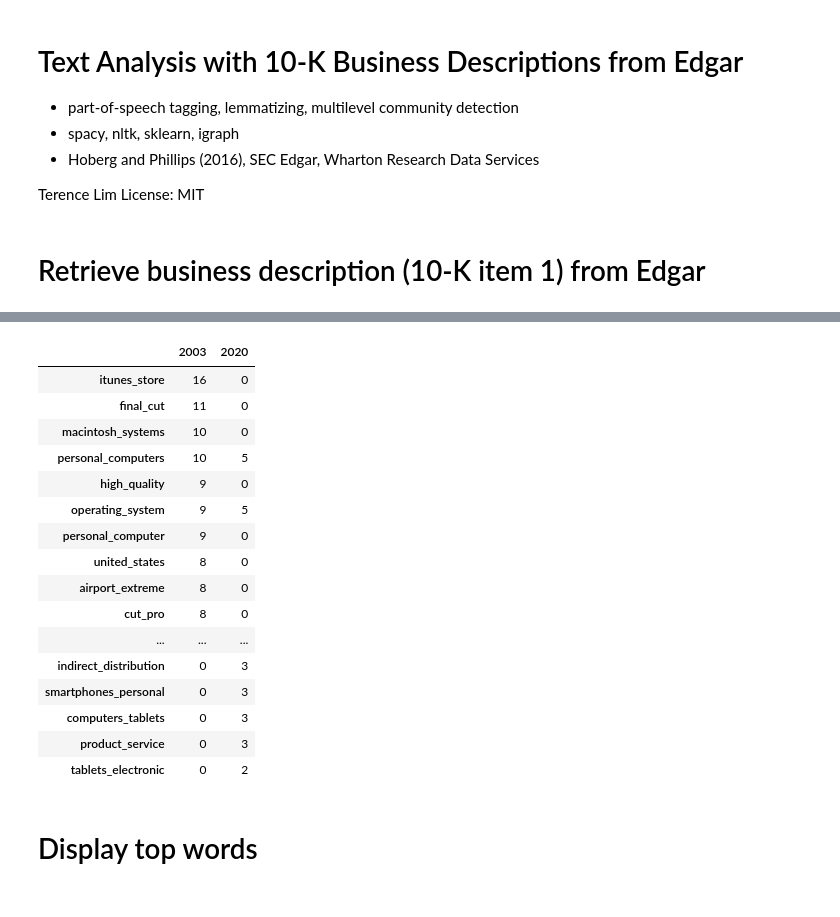
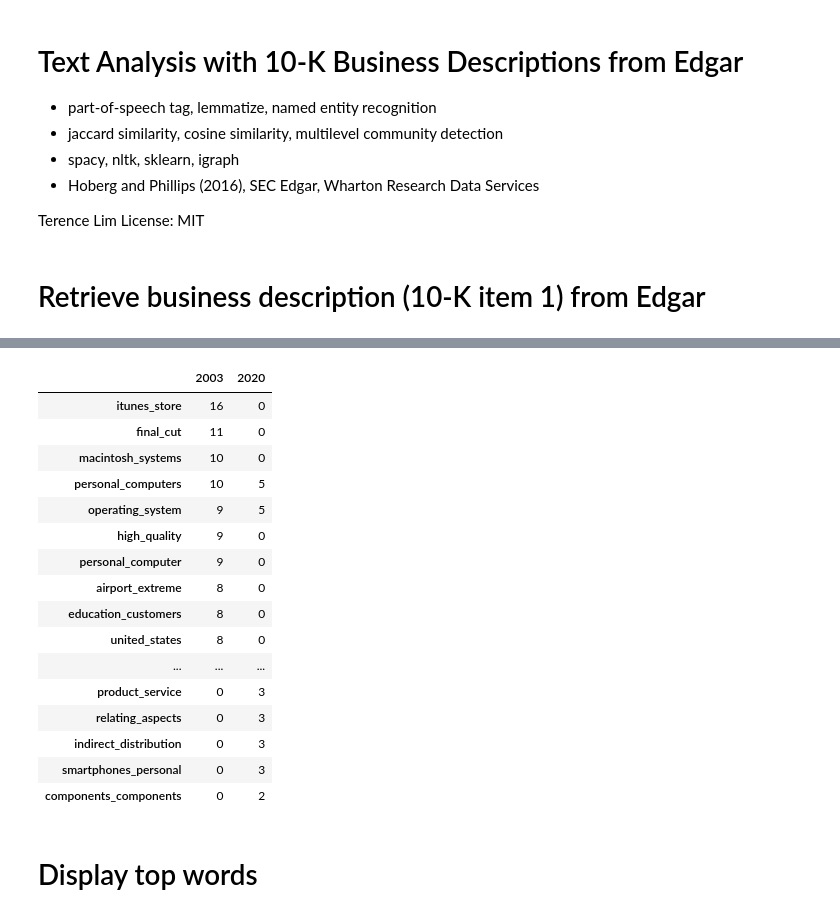
Before and after one commit to terence-lim/data-science-notebooks, a Jupyter notebook: business_description.ipynb, the cells around one changed output, grey strips where cells are left out. Drawn from its saved outputs; the diff is of its cells as text; code cells hidden in the pictures.

```diff
--- a/business_description.ipynb
+++ b/business_description.ipynb
@@ -1,6 +1,7 @@
 # %% [markdown]
 # Text Analysis with 10-K Business Descriptions from Edgar
-- part-of-speech tagging, lemmatizing, multilevel community detection
+- part-of-speech tag, lemmatize, named entity recognition
+- jaccard similarity, cosine similarity, multilevel community detection
 - spacy, nltk, sklearn, igraph
 - Hoberg and Phillips (2016), SEC Edgar, Wharton Research Data Services
 
@@ -57,10 +58,10 @@ for year in [2003, 2020]:
     r = files[files['cik'].eq(cik) & files['form'].isin(Edgar.forms_['10-K'])]
     htmls = Edgar.extract_filenames(Edgar.fetch_detail(r.iloc[0]['pathname']))
     filing = Edgar.fetch_filing(Edgar.from_path(r.iloc[0]['pathname'],htmls[0]))
-    text = Edgar.extract_item(filing, 'bus10K')
+    doc = Edgar.extract_item(filing, 'bus10K')
     print(ticker, year, 'business description:')
-    print(text[:500])
-    words = text.lower()
+    print(doc[:500])
+    words = doc.lower()
     tokenizer = RegexpTokenizer(r"\b[^\d\W][^\d\W][^\d\W]+\b")
     unigrams = [t for t in tokenizer.tokenize(words) if t not in stop_words]
     counts = Series(unigrams).value_counts()
@@ -88,24 +89,24 @@ item end? re.compile('UNRESOLVED STAFF COMMENTS.?\\s*?\n', re.IGNORECASE) -1
 
 ®
 
 IS THE COMPANY’S LINE OF SMARTPHONES BASED ON ITS IOS OPERATING SYSTEM. DURING 2020, THE COMPANY RELEASED A NEW
 |  | 2003 | 2020 |
 | itunes_store | 16 | 0 |
 | final_cut | 11 | 0 |
 | macintosh_systems | 10 | 0 |
 | personal_computers | 10 | 5 |
+| operating_system | 9 | 5 |
 | high_quality | 9 | 0 |
-| operating_system | 9 | 5 |
 | personal_computer | 9 | 0 |
+| airport_extreme | 8 | 0 |
+| education_customers | 8 | 0 |
 | united_states | 8 | 0 |
-| airport_extreme | 8 | 0 |
-| cut_pro | 8 | 0 |
 | ... | ... | ... |
+| product_service | 0 | 3 |
+| relating_aspects | 0 | 3 |
 | indirect_distribution | 0 | 3 |
 | smartphones_personal | 0 | 3 |
-| computers_tablets | 0 | 3 |
-| product_service | 0 | 3 |
-| tablets_electronic | 0 | 2 |
+| components_components | 0 | 2 |
 # %% [markdown]
 # Display top words
 # %%
```
Also changed, not shown: parts of 9 cells of this notebook.
